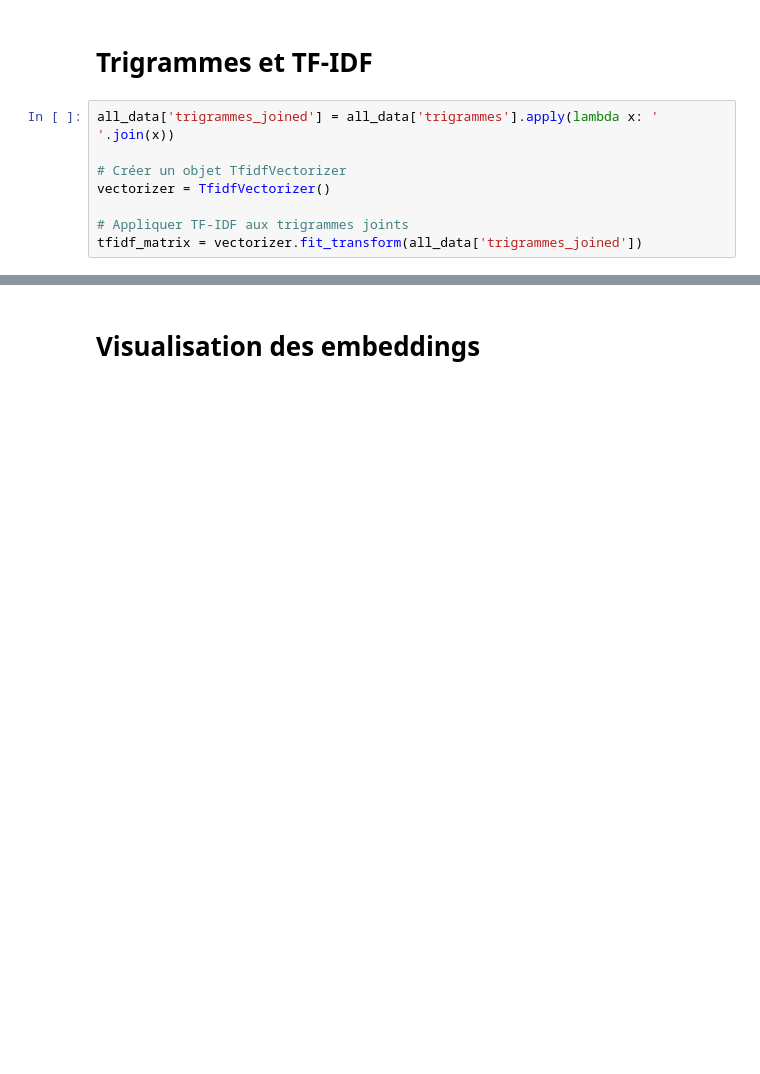
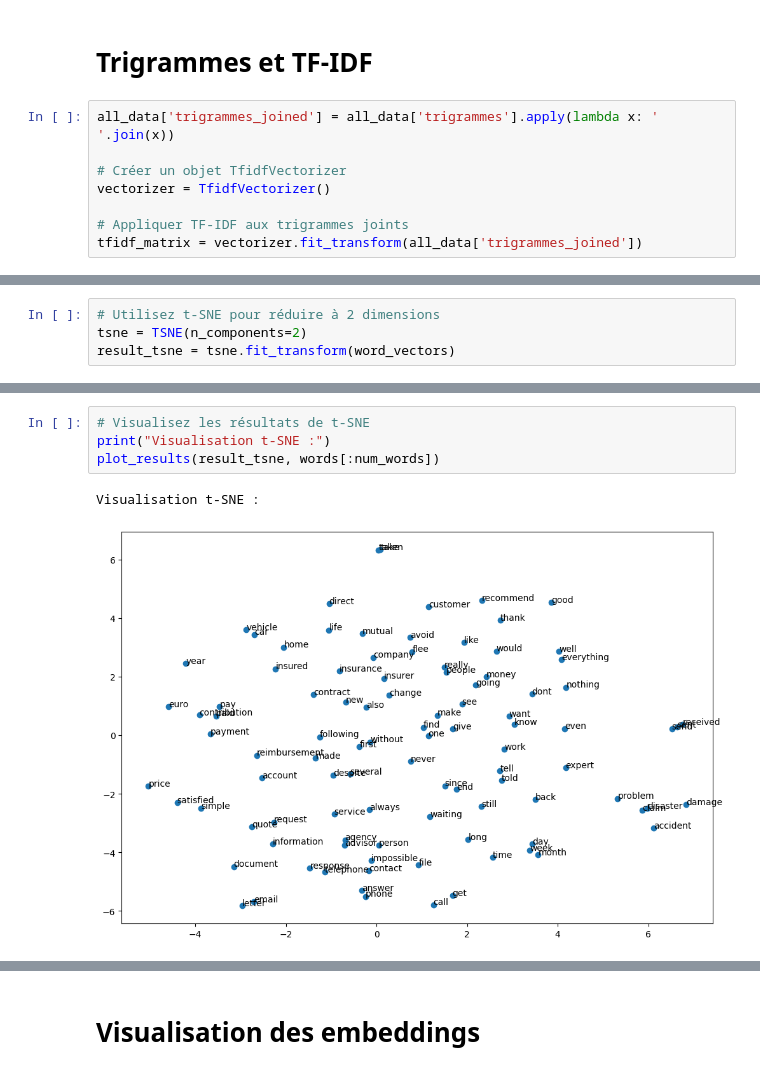
Before and after one commit to LisaLOUNIS/NLP, a Jupyter notebook: project2.ipynb, the cells around one changed output, grey strips where cells are left out. Cells and saved outputs as stored; diff of their text form; blank space fills up the shorter version.

```diff
--- a/project2.ipynb
+++ b/project2.ipynb
@@ -249,0 +295,4 @@ tfidf_matrix = vectorizer.fit_transform(all_data['trigrammes_joined'])
+# %%
+# Utilisez t-SNE pour réduire à 2 dimensions
+tsne = TSNE(n_components=2)
+result_tsne = tsne.fit_transform(word_vectors)
@@ -249,0 +329,7 @@ tfidf_matrix = vectorizer.fit_transform(all_data['trigrammes_joined'])
+# %%
+# Visualisez les résultats de t-SNE
+print("Visualisation t-SNE :")
+plot_results(result_tsne, words[:num_words])
+# %% [output]
+Visualisation t-SNE :
+[figure, added]
```
Also changed, not shown: parts of 17 cells of this notebook.
